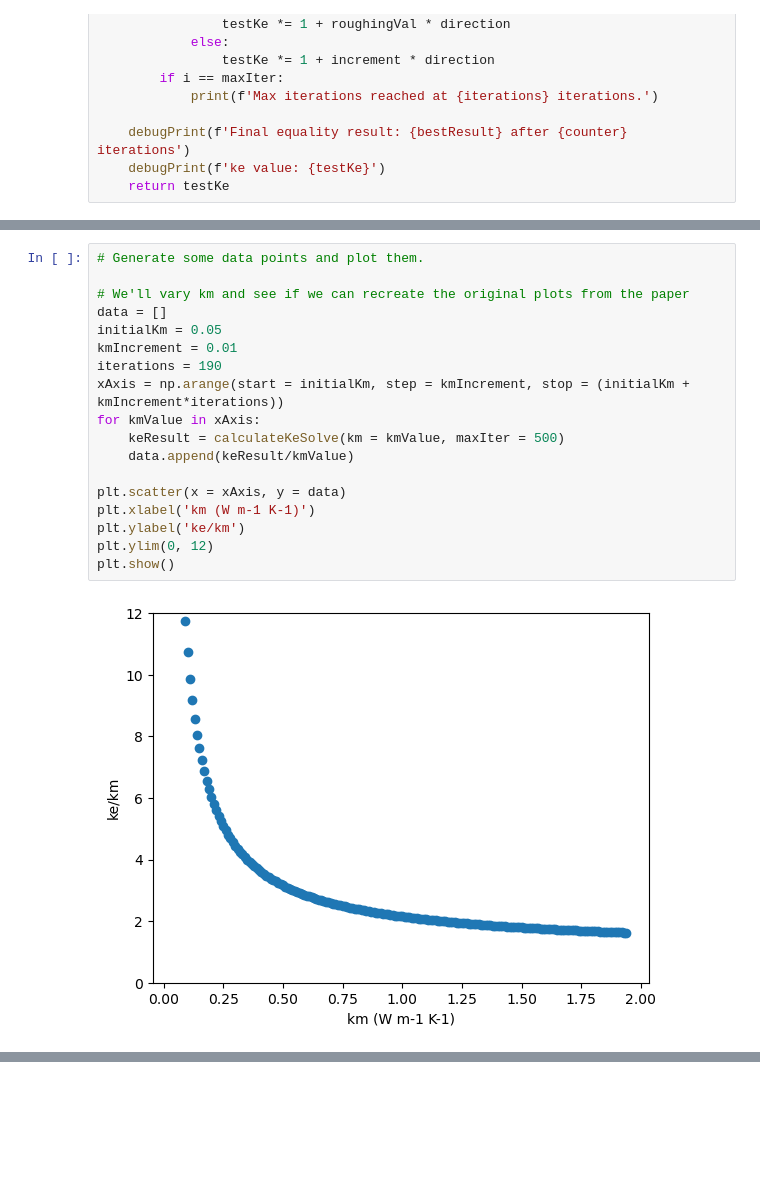
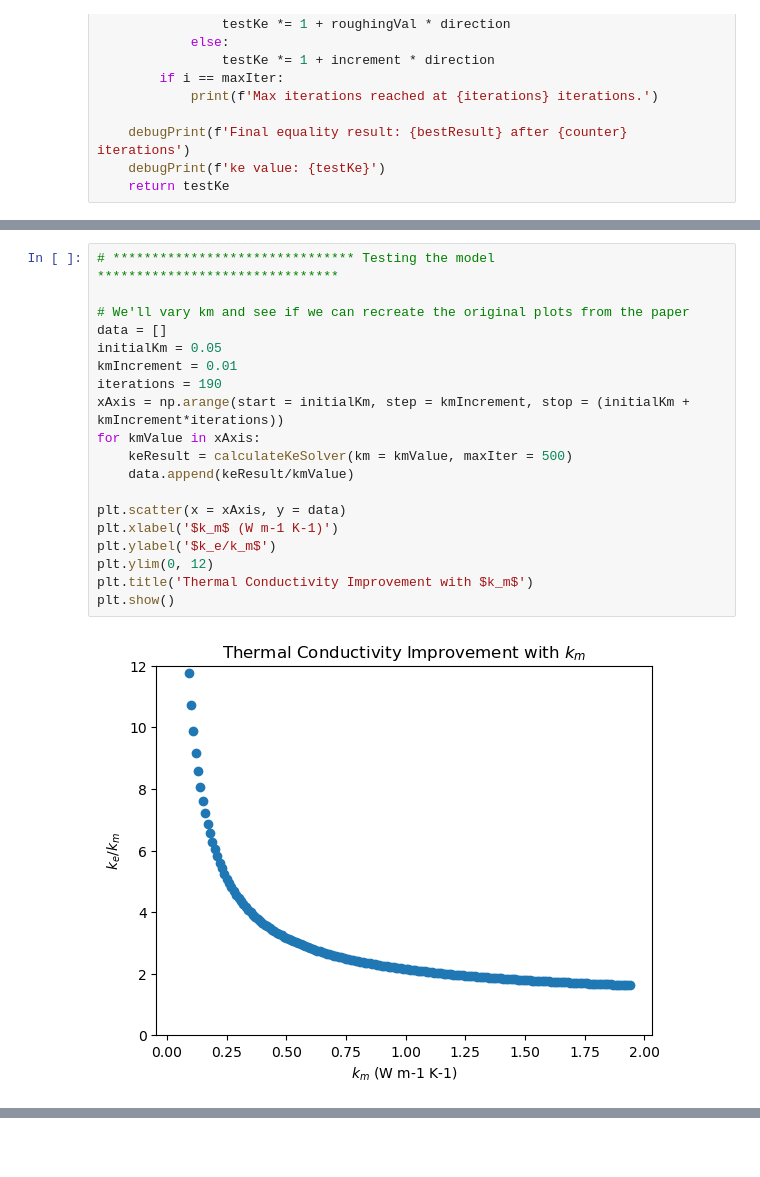
Before and after one commit to danesheppard/CNTCompositeModelling, a Jupyter notebook: nanocomp.ipynb, the cells around one changed output, grey strips where cells are left out. Saved outputs shown, nothing was run; the diff lists cells and outputs as text; blank space fills up the shorter version.

```diff
--- a/nanocomp.ipynb
+++ b/nanocomp.ipynb
@@ -259,25 +256,26 @@ def calculateKeXue2005(
 
 print()
 # %%
-# Generate some data points and plot them.
+# ******************************* Testing the model *******************************
 
 # We'll vary km and see if we can recreate the original plots from the paper
 data = []
 initialKm = 0.05
 kmIncrement = 0.01
 iterations = 190
 xAxis = np.arange(start = initialKm, step = kmIncrement, stop = (initialKm + kmIncrement*iterations))
 for kmValue in xAxis:
-    keResult = calculateKeSolve(km = kmValue, maxIter = 500)
+    keResult = calculateKeSolver(km = kmValue, maxIter = 500)
     data.append(keResult/kmValue)
 
 plt.scatter(x = xAxis, y = data)
-plt.xlabel('km (W m-1 K-1)')
-plt.ylabel('ke/km')
+plt.xlabel('$k_m$ (W m-1 K-1)')
+plt.ylabel('$k_e/k_m$')
 plt.ylim(0, 12)
+plt.title('Thermal Conductivity Improvement with $k_m$')
 plt.show()
 # %% [output]
-[figure, old version]
+[figure, new version]
 # %%
 # Similarly, for varying kc from 500 to 7000
 kcData = []
```
Also changed, not shown: parts of 6 cells of this notebook, 2 other files.
